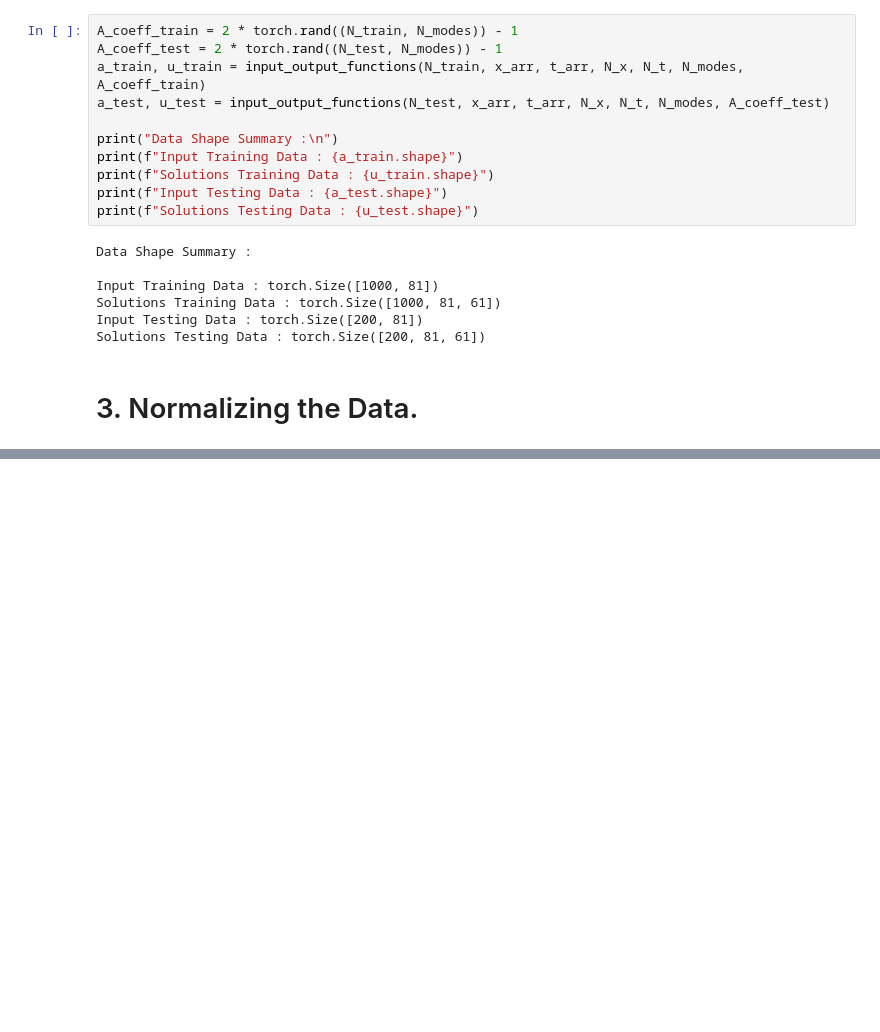
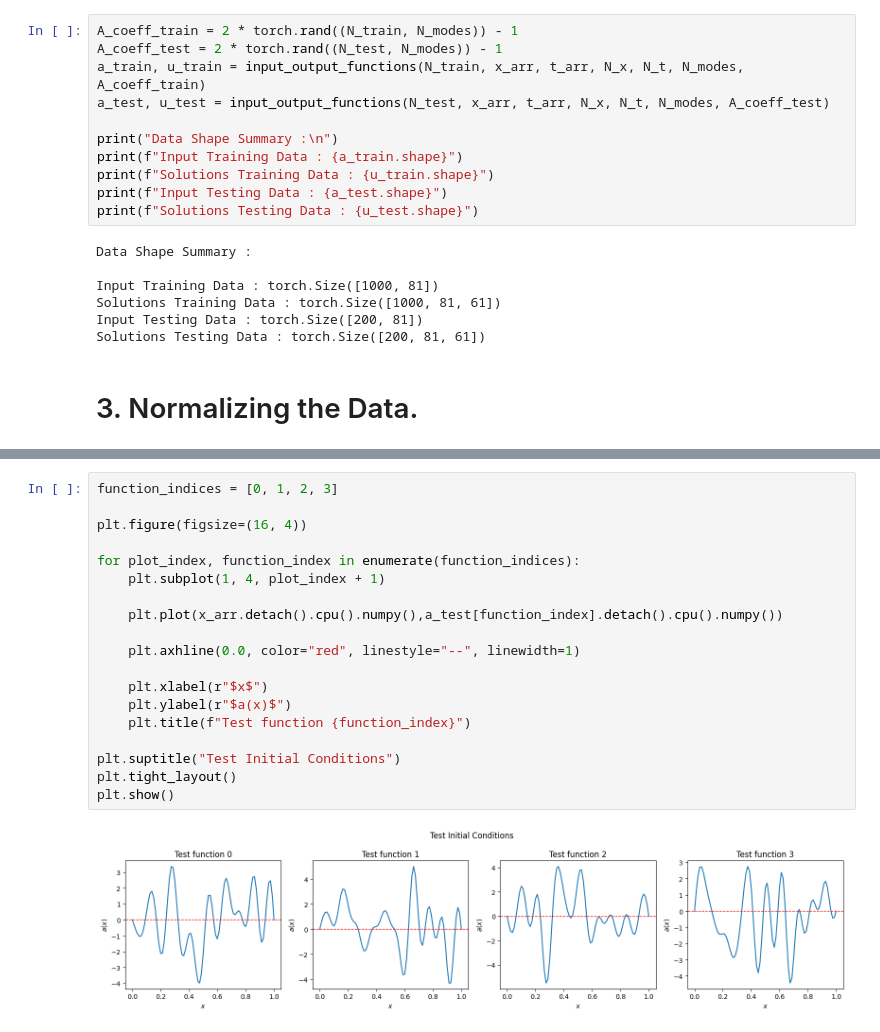
Before and after one commit to ChandraAnunay/Neural-Operators, a Jupyter notebook: FNOs/1_Heat_Equation.ipynb, the cells around one changed output, grey strips where cells are left out. Saved outputs shown, nothing was run; the diff lists cells and outputs as text; blank space fills up the shorter version.

```diff
--- a/FNOs/1_Heat_Equation.ipynb
+++ b/FNOs/1_Heat_Equation.ipynb
@@ -128,0 +425,21 @@ tensor([2.0000, 4.0000, 4.5000], dtype=torch.float16)
+# %%
+function_indices = [0, 1, 2, 3]
+
+plt.figure(figsize=(16, 4))
+
+for plot_index, function_index in enumerate(function_indices):
+    plt.subplot(1, 4, plot_index + 1)
+
+    plt.plot(x_arr.detach().cpu().numpy(),a_test[function_index].detach().cpu().numpy())
+
+    plt.axhline(0.0, color="red", linestyle="--", linewidth=1)
+
+    plt.xlabel(r"$x$")
+    plt.ylabel(r"$a(x)$")
+    plt.title(f"Test function {function_index}")
+
+plt.suptitle("Test Initial Conditions")
+plt.tight_layout()
+plt.show()
+# %% [output]
+[figure, added]
```
Also changed, not shown: parts of 21 cells of this notebook.
